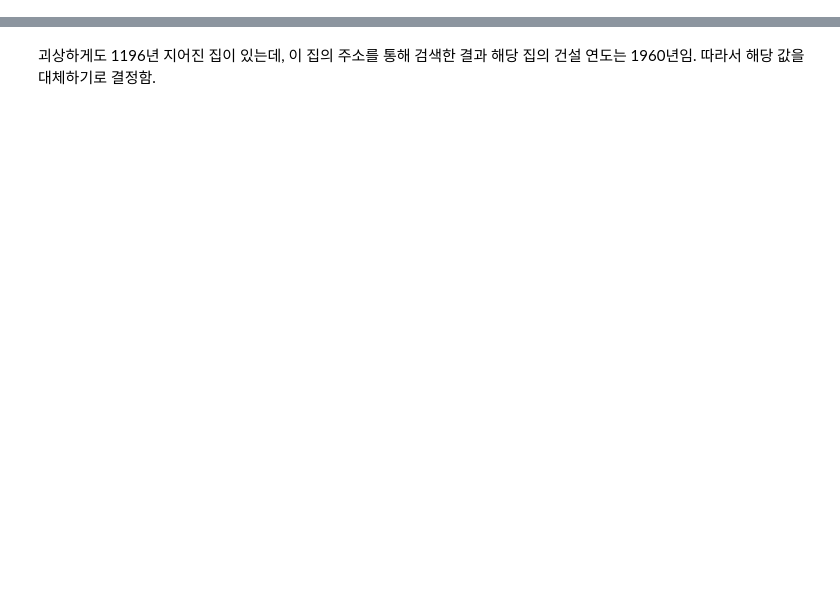
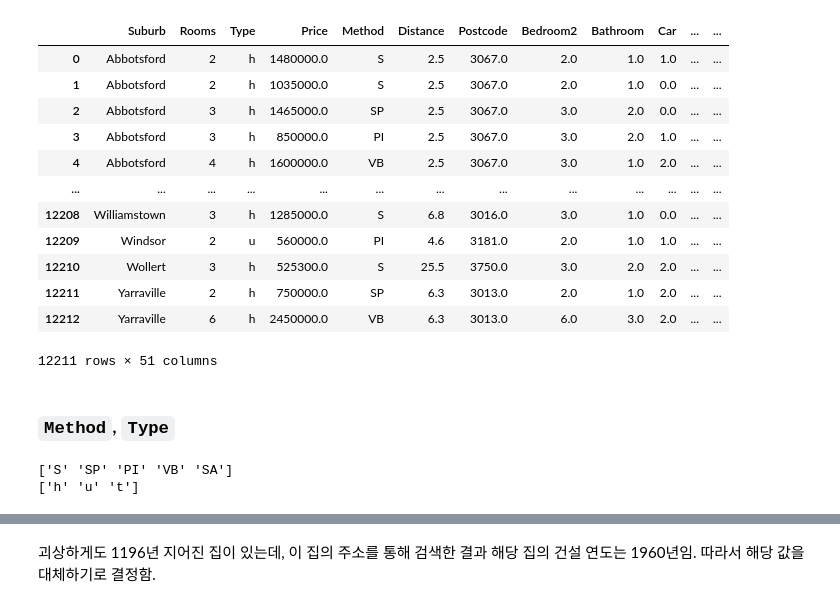
Before and after one commit to primula1323/Bigdata_Fintech, a Jupyter notebook: ML_Project/ML_SJH_Modified.ipynb, the cells around one changed output, grey strips where cells are left out. Cells and saved outputs as stored; diff of their text form; code cells hidden in the pictures; blank space fills up the shorter version.

```diff
--- a/ML_Project/ML_SJH_Modified.ipynb
+++ b/ML_Project/ML_SJH_Modified.ipynb
@@ -118,0 +165,26 @@ array([3067., 3042., 3206., 3078., 3018., 3025., 3143., 3032., 3147.,
+# %%
+df = df.dropna(subset = ['CouncilArea'])
+filtered_df = pd.concat([df, pd.get_dummies(df['CouncilArea'], drop_first = True)], axis = 1)
+filtered_df
+# %% [output]
+|  | Suburb | Rooms | Type | Price | Method | Distance | Postcode | Bedroom2 | Bathroom | Car | ... | ... |
+| 0 | Abbotsford | 2 | h | 1480000.0 | S | 2.5 | 3067.0 | 2.0 | 1.0 | 1.0 | ... | ... |
+| 1 | Abbotsford | 2 | h | 1035000.0 | S | 2.5 | 3067.0 | 2.0 | 1.0 | 0.0 | ... | ... |
+| 2 | Abbotsford | 3 | h | 1465000.0 | SP | 2.5 | 3067.0 | 3.0 | 2.0 | 0.0 | ... | ... |
+| 3 | Abbotsford | 3 | h | 850000.0 | PI | 2.5 | 3067.0 | 3.0 | 2.0 | 1.0 | ... | ... |
+| 4 | Abbotsford | 4 | h | 1600000.0 | VB | 2.5 | 3067.0 | 3.0 | 1.0 | 2.0 | ... | ... |
+| ... | ... | ... | ... | ... | ... | ... | ... | ... | ... | ... | ... | ... |
+| 12208 | Williamstown | 3 | h | 1285000.0 | S | 6.8 | 3016.0 | 3.0 | 1.0 | 0.0 | ... | ... |
+| 12209 | Windsor | 2 | u | 560000.0 | PI | 4.6 | 3181.0 | 2.0 | 1.0 | 1.0 | ... | ... |
+| 12210 | Wollert | 3 | h | 525300.0 | S | 25.5 | 3750.0 | 3.0 | 2.0 | 2.0 | ... | ... |
+| 12211 | Yarraville | 2 | h | 750000.0 | SP | 6.3 | 3013.0 | 2.0 | 1.0 | 2.0 | ... | ... |
+| 12212 | Yarraville | 6 | h | 2450000.0 | VB | 6.3 | 3013.0 | 6.0 | 3.0 | 2.0 | ... | ... |
+12211 rows × 51 columns
+# %% [markdown]
+### `Method`, `Type`
+# %%
+print(df['Method'].unique())
+print(df['Type'].unique())
+# %% [output]
+['S' 'SP' 'PI' 'VB' 'SA']
+['h' 'u' 't']
```
Also changed, not shown: parts of 53 cells of this notebook, 1 other file.
